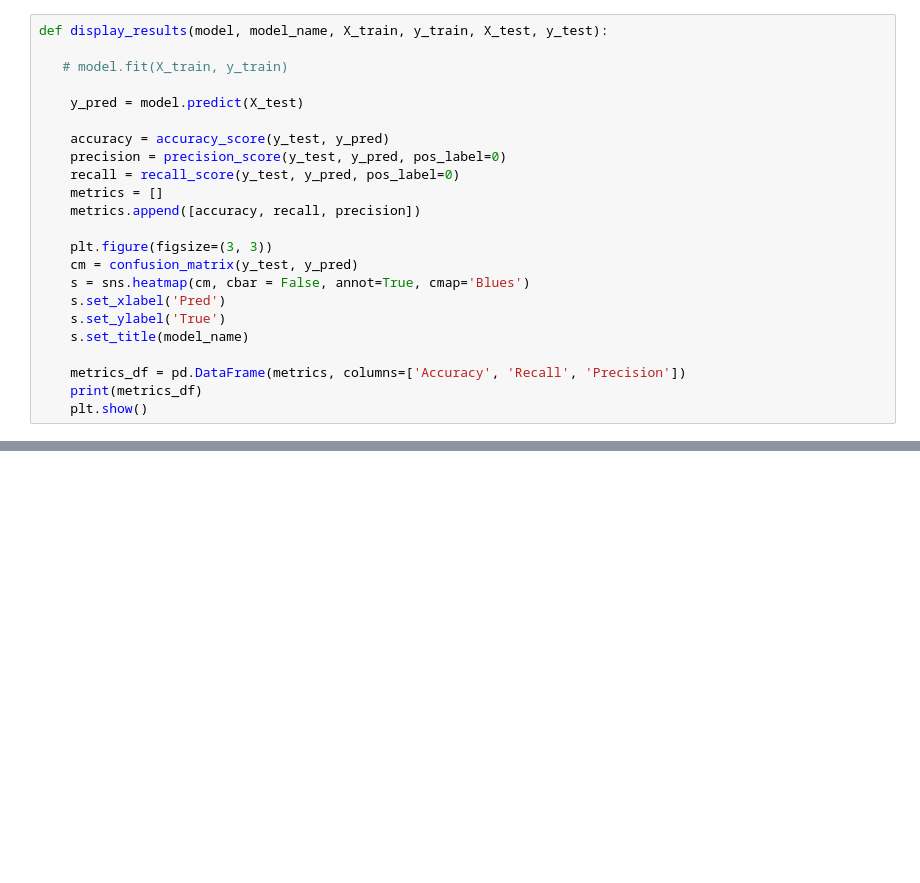
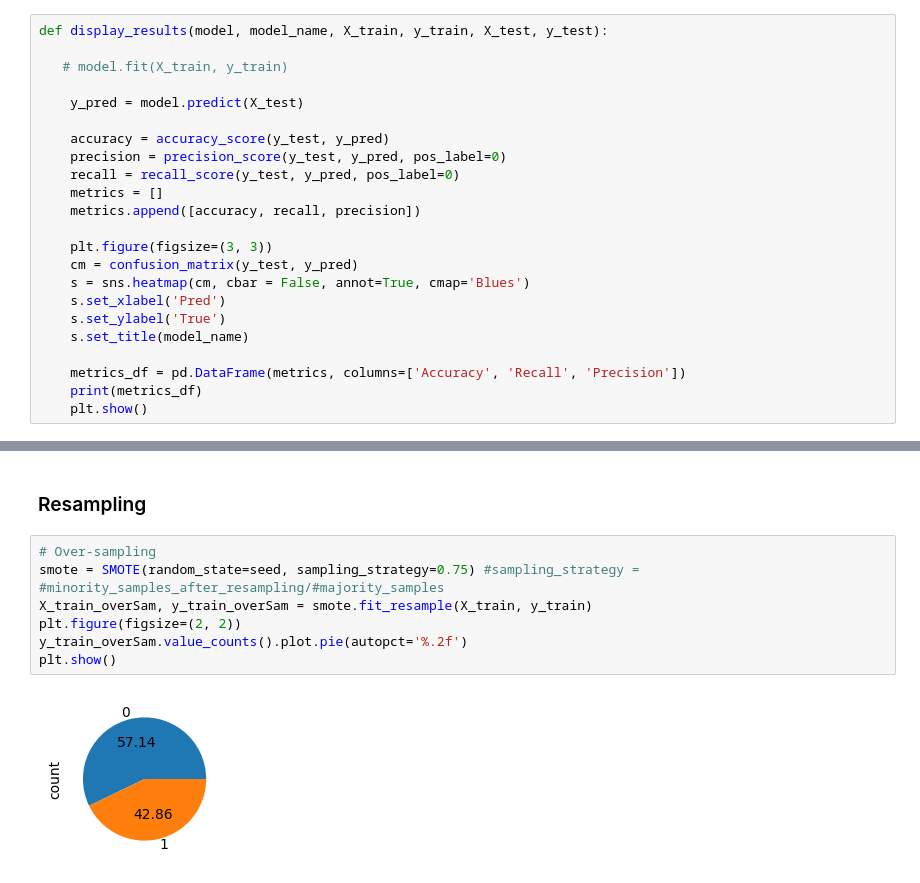
Before and after one commit to buddhiW/jw6h5r0ggDdU6IXW, a Jupyter notebook: main.ipynb, the cells around one changed output, grey strips where cells are left out. Cells and saved outputs as stored; diff of their text form; blank space fills up the shorter version.

```diff
--- a/main.ipynb
+++ b/main.ipynb
@@ -247,0 +366,11 @@ plt.show()
+# %% [markdown]
+### Resampling
+# %%
+# Over-sampling
+smote = SMOTE(random_state=seed, sampling_strategy=0.75) #sampling_strategy = #minority_samples_after_resampling/#majority_samples
+X_train_overSam, y_train_overSam = smote.fit_resample(X_train, y_train)
+plt.figure(figsize=(2, 2))
+y_train_overSam.value_counts().plot.pie(autopct='%.2f')
+plt.show()
+# %% [output]
+[figure, added]
```
Also changed, not shown: parts of 28 cells of this notebook.
